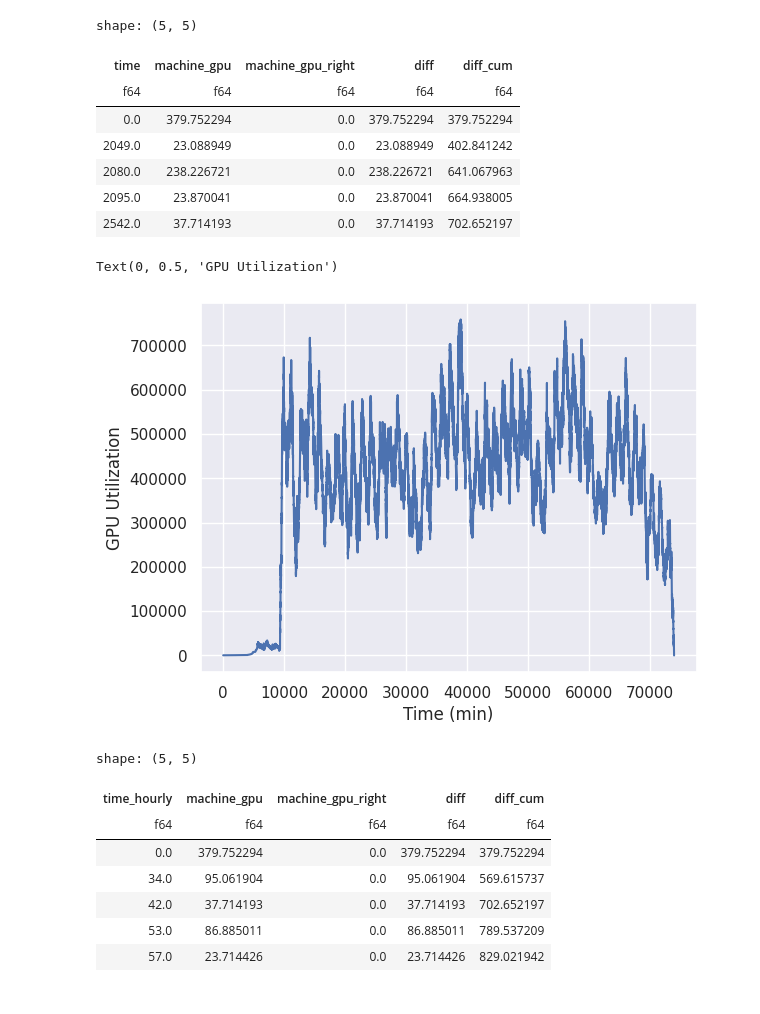
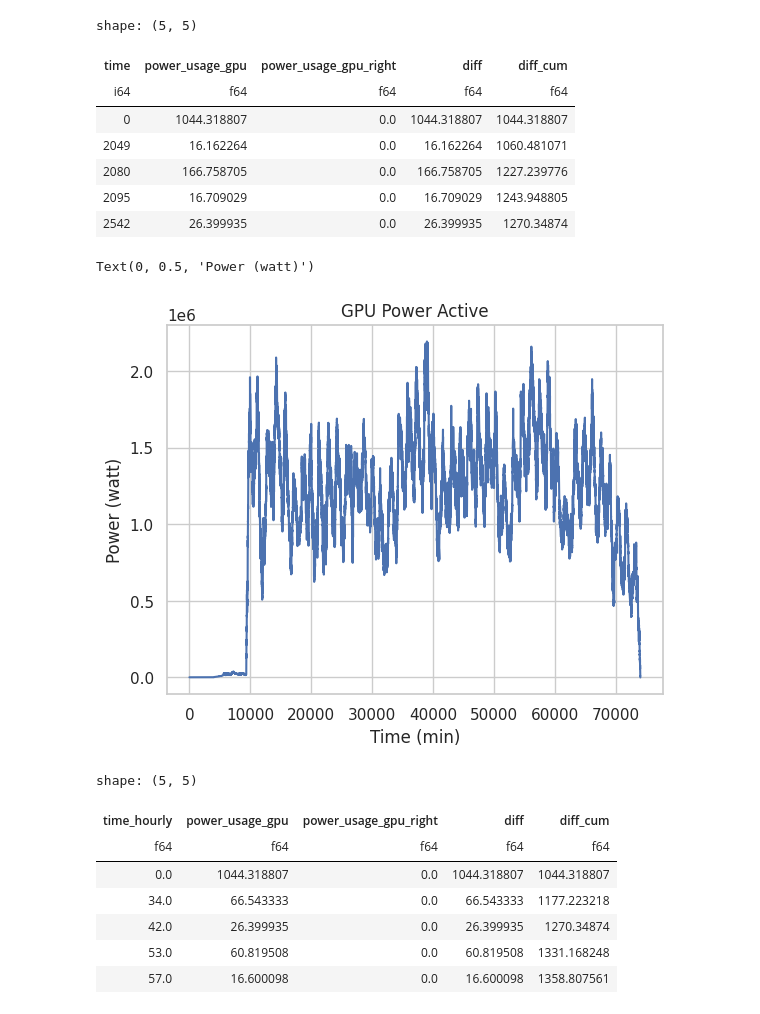
Before and after one commit to aigic8/data-center, a Jupyter notebook: demand/data_demand/src/002_calc_gpu_active_power.ipynb, the cells around one changed output. Saved outputs shown, nothing was run; the diff lists cells and outputs as text; code cells hidden in the pictures.

```diff
--- a/demand/data_demand/src/002_calc_gpu_active_power.ipynb
+++ b/demand/data_demand/src/002_calc_gpu_active_power.ipynb
@@ -7,5 +9,5 @@ import matplotlib.pyplot as plt
 # %%
-df = pl.read_csv("../data/alibaba-2020/generated/merged_data.csv")
+df = pl.read_csv("../data/alibaba-2020/generated/merged_dataframes.csv")
 df.head()
 # %% [output]
 shape: (5, 9)
@@ -19,10 +21,25 @@ shape: (5, 9)
 # %%
 # shift the time data
 start = df["start_time"].min()
+
+
+gpu_max_power_dict: dict[str, float] = {}
+gpu_max_power_types: list[str] = []
+gpu_max_power_values: list[float] = []
+for gpu in gpus_dict:
+    gpu_max_power_types.append(gpu)
+    gpu_max_power_values.append(gpus_dict[gpu].max_power)
+
 df = df.with_columns(
-    pl.col("start_time").mul(1 / 60).floor().alias("start_time_min"),
-    pl.col("end_time").mul(1 / 60).floor().alias("end_time_min"),
+    pl.col("start_time").mul(1 / 60).floor().alias("start_time_min").cast(pl.Int64),
+    pl.col("end_time").mul(1 / 60).floor().alias("end_time_min").cast(pl.Int64),
+    pl.col("gpu_type")
+    .replace(old=gpu_max_power_types, new=gpu_max_power_values, return_dtype=pl.Float32)
+    .alias("gpu_max_power"),
 )
 df = df.with_columns(pl.col("end_time_min").sub("start_time_min").alias("duration"))
+df = df.with_columns(
+    pl.col("machine_gpu").mul(1.0 / 100.0).mul("gpu_max_power").alias("power_usage_gpu")
+)
 df.head()
 # %% [output]
@@ -53,7 +68,7 @@ def make_ts(
     df: pl.DataFrame,
     start_col="start_time_min",
     end_col="end_time_min",
-    value_col="machine_gpu",
+    value_col="power_usage_gpu",
 ):
     start_cum = df[[start_col, value_col]].group_by(start_col).sum()
     end_cum = df[[end_col, value_col]].group_by(end_col).sum()
@@ -80,7 +95,7 @@ def make_ts(
     res_df = res_df.rename({start_col: "time"})
 
     # res_df[value_col].fill_null(0)
-    ic(res_df)
+    # ic(res_df)
 
     return res_df
 
@@ -88,4 +103,5 @@ def make_ts(
 
 
 ts = make_ts(df_gpus).sort("time")
+ts
 # %% [output]
@@ -118,18 +130,19 @@ ts = reset_start_to_zero(ts, ["time"])
 ts.head()
 # %% [output]
 shape: (5, 5)
-| time | machine_gpu | machine_gpu_right | diff | diff_cum |
-| f64 | f64 | f64 | f64 | f64 |
-| 0.0 | 379.752294 | 0.0 | 379.752294 | 379.752294 |
-| 2049.0 | 23.088949 | 0.0 | 23.088949 | 402.841242 |
-| 2080.0 | 238.226721 | 0.0 | 238.226721 | 641.067963 |
-| 2095.0 | 23.870041 | 0.0 | 23.870041 | 664.938005 |
-| 2542.0 | 37.714193 | 0.0 | 37.714193 | 702.652197 |
+| time | power_usage_gpu | power_usage_gpu_right | diff | diff_cum |
+| i64 | f64 | f64 | f64 | f64 |
+| 0 | 1044.318807 | 0.0 | 1044.318807 | 1044.318807 |
+| 2049 | 16.162264 | 0.0 | 16.162264 | 1060.481071 |
+| 2080 | 166.758705 | 0.0 | 166.758705 | 1227.239776 |
+| 2095 | 16.709029 | 0.0 | 16.709029 | 1243.948805 |
+| 2542 | 26.399935 | 0.0 | 26.399935 | 1270.34874 |
 # %%
-sns.set_theme()
+sns.set_theme(style='whitegrid')
 sns.lineplot(x=ts["time"], y=ts["diff_cum"])
+plt.title("GPU Power Active")
 plt.xlabel("Time (min)")
-plt.ylabel("GPU Utilization")
+plt.ylabel("Power (watt)")
 # %% [output]
-Text(0, 0.5, 'GPU Utilization')
+Text(0, 0.5, 'Power (watt)')
-[figure, old version]
+[figure, new version]
@@ -146,13 +164,13 @@ df_hourly = minly_to_hourly(ts, "time").sort("time_hourly")
 df_hourly.head()
 # %% [output]
 shape: (5, 5)
-| time_hourly | machine_gpu | machine_gpu_right | diff | diff_cum |
+| time_hourly | power_usage_gpu | power_usage_gpu_right | diff | diff_cum |
 | f64 | f64 | f64 | f64 | f64 |
-| 0.0 | 379.752294 | 0.0 | 379.752294 | 379.752294 |
-| 34.0 | 95.061904 | 0.0 | 95.061904 | 569.615737 |
-| 42.0 | 37.714193 | 0.0 | 37.714193 | 702.652197 |
-| 53.0 | 86.885011 | 0.0 | 86.885011 | 789.537209 |
-| 57.0 | 23.714426 | 0.0 | 23.714426 | 829.021942 |
+| 0.0 | 1044.318807 | 0.0 | 1044.318807 | 1044.318807 |
+| 34.0 | 66.543333 | 0.0 | 66.543333 | 1177.223218 |
+| 42.0 | 26.399935 | 0.0 | 26.399935 | 1270.34874 |
+| 53.0 | 60.819508 | 0.0 | 60.819508 | 1331.168248 |
+| 57.0 | 16.600098 | 0.0 | 16.600098 | 1358.807561 |
 # %%
 sns.lineplot(df_hourly, x="time_hourly", y="diff_cum")
 # %% [output]
```
Also changed, not shown: parts of 6 cells of this notebook, 30 other files.
